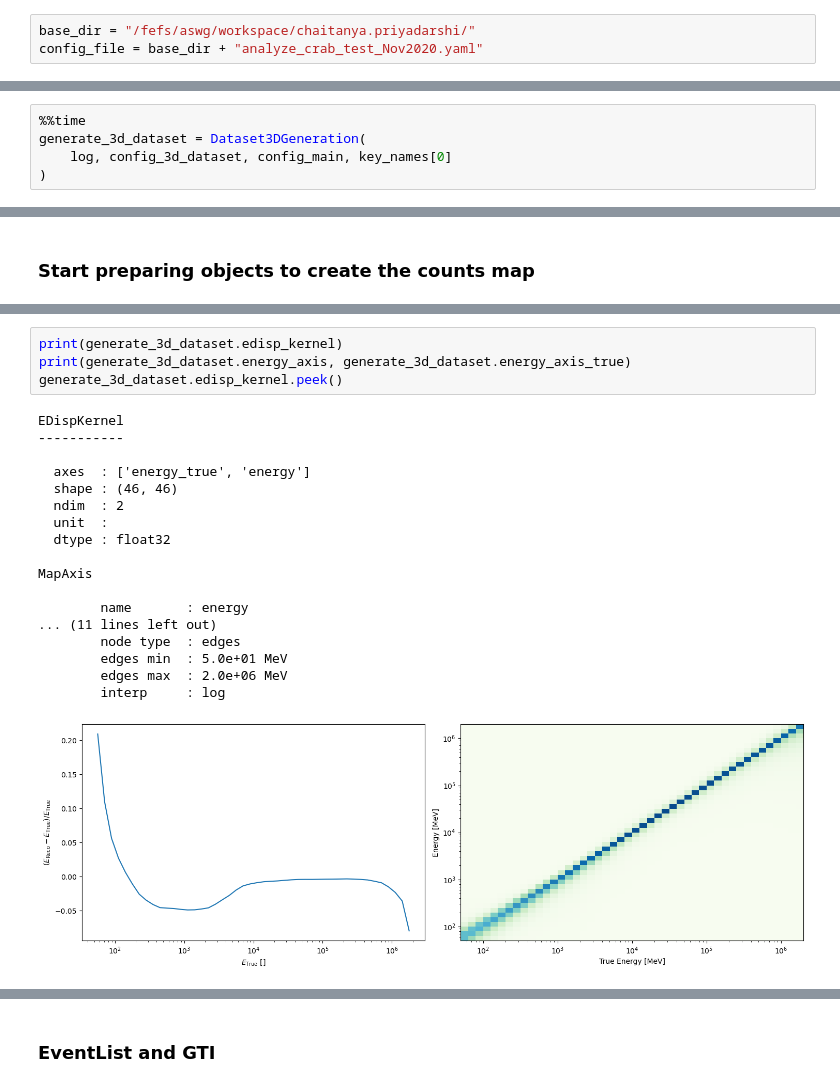
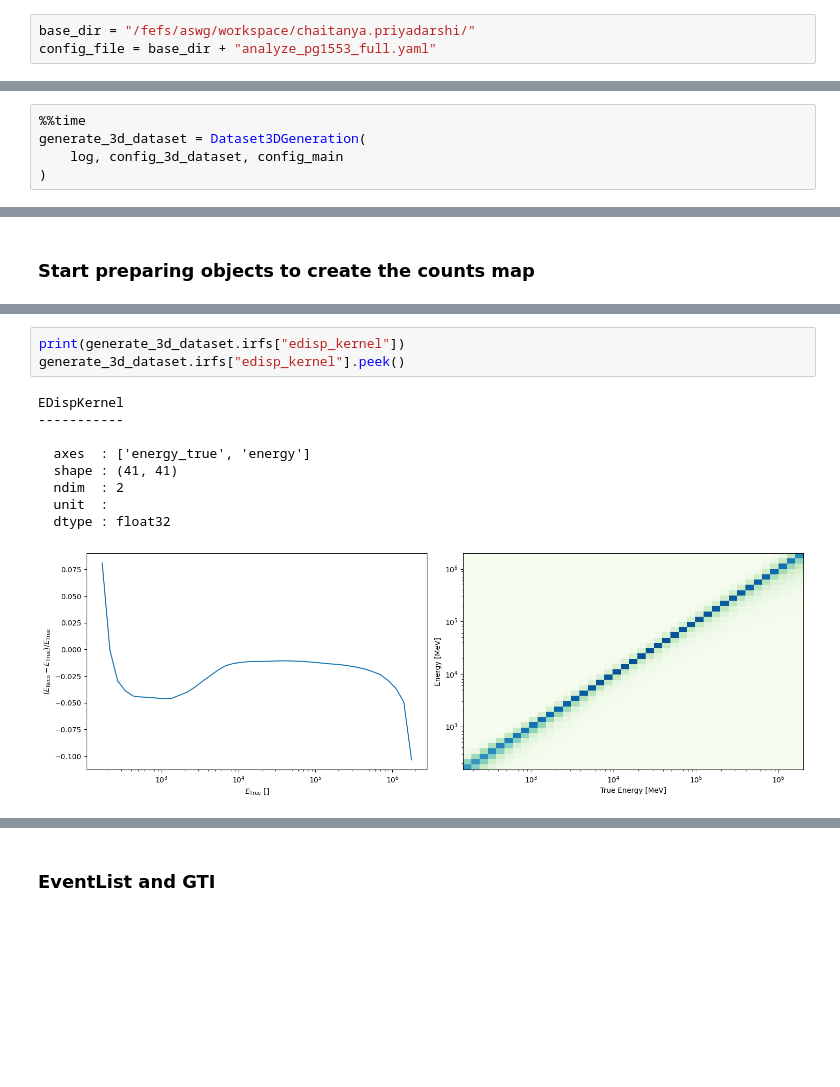
Before and after one commit to chaimain/asgardpy, a Jupyter notebook: notebooks/test_dataset_3d_step.ipynb, the cells around one changed output, grey strips where cells are left out. Drawn from its saved outputs; the diff is of its cells as text; blank space fills up the shorter version.

```diff
--- a/notebooks/test_dataset_3d_step.ipynb
+++ b/notebooks/test_dataset_3d_step.ipynb
@@ -14,7 +14,7 @@ from asgardpy.data.dataset_3d import Dataset3DGeneration
 log = logging.getLogger("test 3d dataset")
 # %%
 base_dir = "/fefs/aswg/workspace/chaitanya.priyadarshi/"
-config_file = base_dir + "analyze_crab_test_Nov2020.yaml"
+config_file = base_dir + "analyze_pg1553_full.yaml"
 # %%
 config = AsgardpyConfig()
 # %%
@@ -106,6 +106,6 @@ The list of different keys or modes of observations for the selected instrument
 # %%
 %%time
 generate_3d_dataset = Dataset3DGeneration(
-    log, config_3d_dataset, config_main, key_names[0]
+    log, config_3d_dataset, config_main
 )
 # %% [output]
@@ -307,26 +276,16 @@ Wall time: 8.31 ms
 # %%
-print(generate_3d_dataset.edisp_kernel)
-print(generate_3d_dataset.energy_axis, generate_3d_dataset.energy_axis_true)
-generate_3d_dataset.edisp_kernel.peek()
+print(generate_3d_dataset.irfs["edisp_kernel"])
+generate_3d_dataset.irfs["edisp_kernel"].peek()
 # %% [output]
 EDispKernel
 -----------
 
   axes  : ['energy_true', 'energy']
-  shape : (46, 46)
+  shape : (41, 41)
   ndim  : 2
   unit  :
   dtype : float32
-
-MapAxis
-
-        name       : energy
-... (11 lines left out)
-        node type  : edges
-        edges min  : 5.0e+01 MeV
-        edges max  : 2.0e+06 MeV
-        interp     : log
-[figure, old version]
+[figure, new version]
 # %%
 %%time
 generate_3d_dataset.load_events(file_list["events_file"])
```
Also changed, not shown: parts of 62 cells of this notebook, 5 other files.
